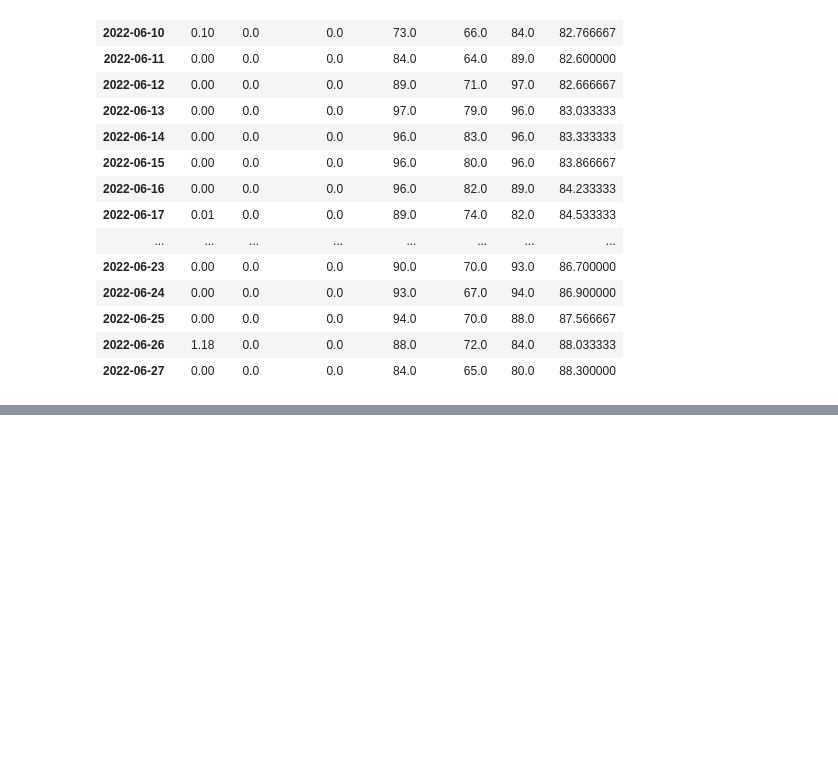
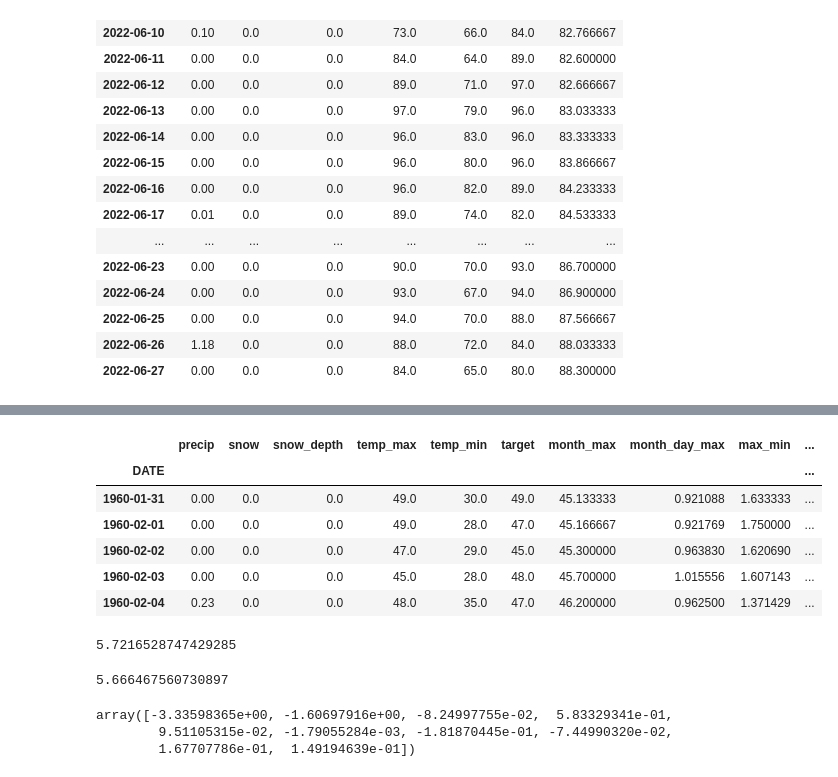
Before and after one commit to Eleanor-Shellstrop/ml-weather, a Jupyter notebook: weather.ipynb, the cells around one changed output, grey strips where cells are left out. Cells and saved outputs as stored; diff of their text form; code cells hidden in the pictures; blank space fills up the shorter version.

```diff
--- a/weather.ipynb
+++ b/weather.ipynb
@@ -443,0 +484,16 @@ core.tail(20)
+# %%
+# Group all temps for every year by month
+# Only average what came before
+# So as not to use "future" data
+
+core["monthly_avg"] = core["temp_max"].groupby(core.index.month).apply(lambda x: x.expanding(1).mean())
+# %%
+core.head()
+# %% [output]
+|  | precip | snow | snow_depth | temp_max | temp_min | target | month_max | month_day_max | max_min | ... |
+| DATE |  |  |  |  |  |  |  |  |  | ... |
+| 1960-01-31 | 0.00 | 0.0 | 0.0 | 49.0 | 30.0 | 49.0 | 45.133333 | 0.921088 | 1.633333 | ... |
+| 1960-02-01 | 0.00 | 0.0 | 0.0 | 49.0 | 28.0 | 47.0 | 45.166667 | 0.921769 | 1.750000 | ... |
+| 1960-02-02 | 0.00 | 0.0 | 0.0 | 47.0 | 29.0 | 45.0 | 45.300000 | 0.963830 | 1.620690 | ... |
+| 1960-02-03 | 0.00 | 0.0 | 0.0 | 45.0 | 28.0 | 48.0 | 45.700000 | 1.015556 | 1.607143 | ... |
+| 1960-02-04 | 0.23 | 0.0 | 0.0 | 48.0 | 35.0 | 47.0 | 46.200000 | 0.962500 | 1.371429 | ... |
@@ -443,0 +507,5 @@ core.tail(20)
+# %%
+# Previous: 5.864527228776401
+error
+# %% [output]
+5.7216528747429285
@@ -443,0 +517,11 @@ core.tail(20)
+# %%
+# Previous best: 5.721652853792066
+error
+# %% [output]
+5.666467560730897
+# %%
+reg.coef_
+# %% [output]
+array([-3.33598365e+00, -1.60697916e+00, -8.24997755e-02,  5.83329341e-01,
+        9.51105315e-02, -1.79055284e-03, -1.81870445e-01, -7.44990320e-02,
+        1.67707786e-01,  1.49194639e-01])
```
Also changed, not shown: parts of 19 cells of this notebook.
